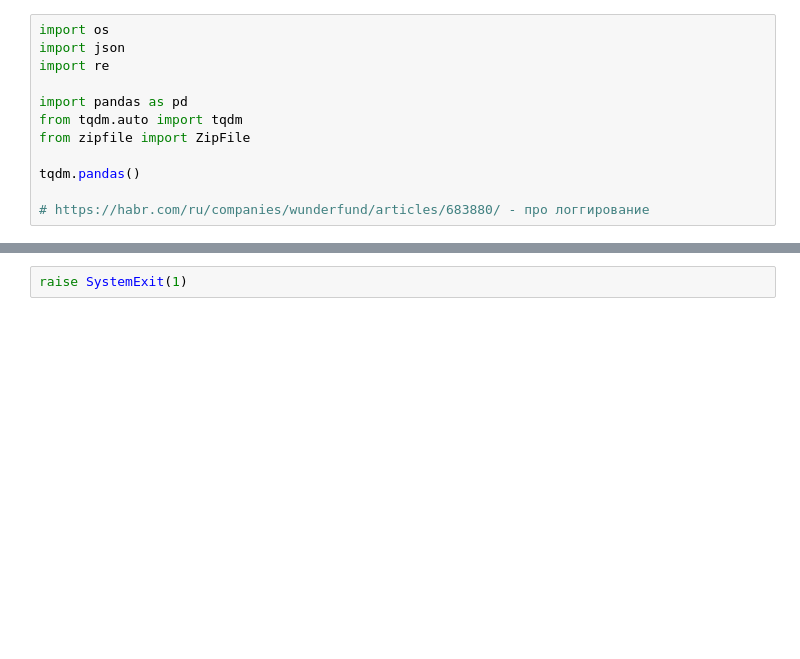
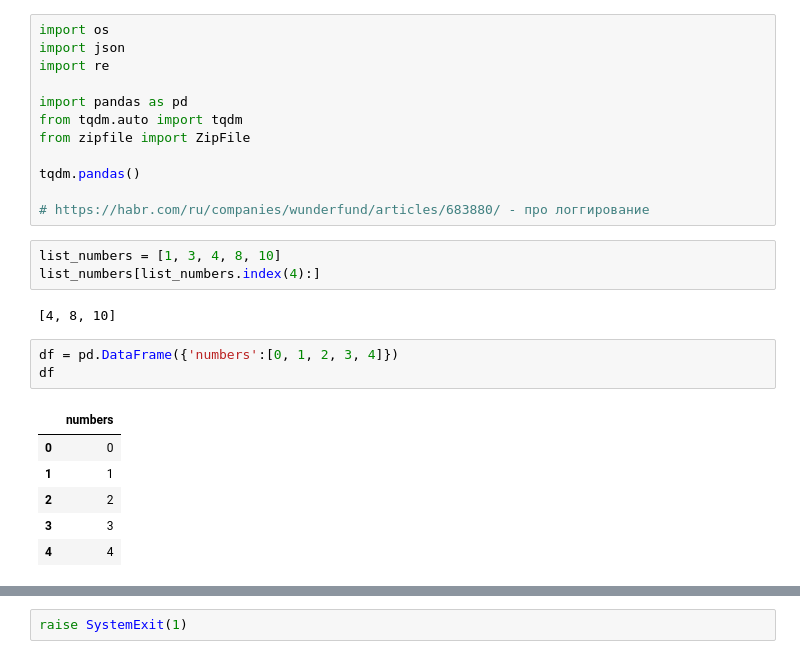
Before and after one commit to Gleb01548/contract_database, a Jupyter notebook: notebooks/test.ipynb, the cells around one changed output, grey strips where cells are left out. Saved outputs shown, nothing was run; the diff lists cells and outputs as text; blank space fills up the shorter version.

```diff
--- a/notebooks/test.ipynb
+++ b/notebooks/test.ipynb
@@ -10,3 +10,18 @@ from zipfile import ZipFile
 tqdm.pandas()
 
 # https://habr.com/ru/companies/wunderfund/articles/683880/ - про логгирование
+# %%
+list_numbers = [1, 3, 4, 8, 10]
+list_numbers[list_numbers.index(4):]
+# %% [output]
+[4, 8, 10]
+# %%
+df = pd.DataFrame({'numbers':[0, 1, 2, 3, 4]})
+df
+# %% [output]
+|  | numbers |
+| 0 | 0 |
+| 1 | 1 |
+| 2 | 2 |
+| 3 | 3 |
+| 4 | 4 |
```
Also changed, not shown: parts of 2 cells of this notebook, 2 other files.
